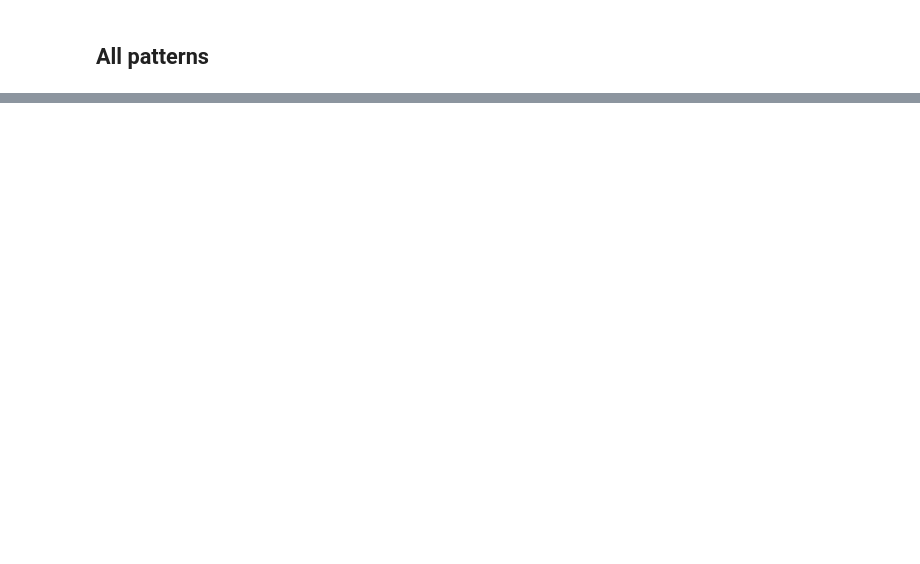
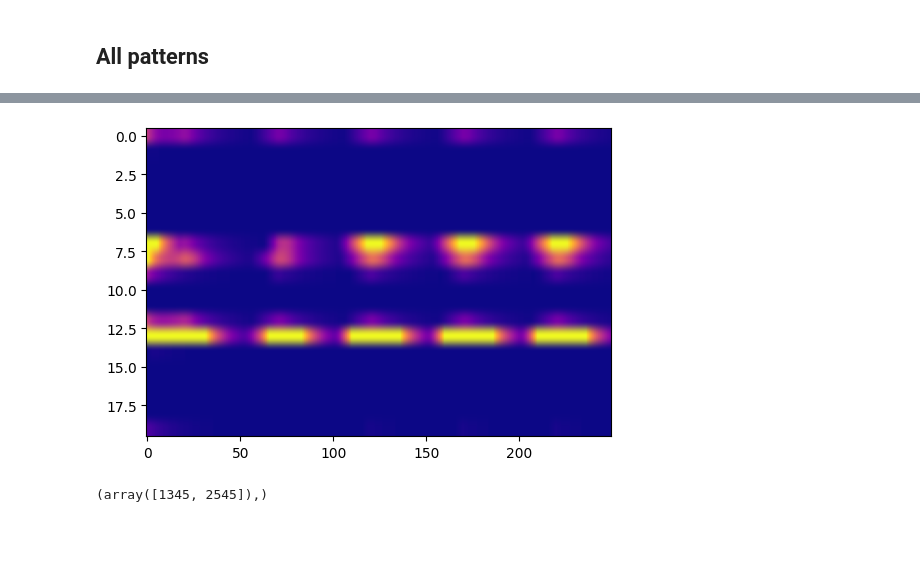
Before and after one commit to srujanakaluve/Master-s-Thesis-Projects, a Jupyter notebook: vectorHASH-cont-jax/jax_wave.ipynb, the cells around one changed output, grey strips where cells are left out. Cells and saved outputs as stored; diff of their text form; code cells hidden in the pictures; blank space fills up the shorter version.

```diff
--- a/vectorHASH-cont-jax/jax_wave.ipynb
+++ b/vectorHASH-cont-jax/jax_wave.ipynb
@@ -169,2 +348,13 @@ fraction correct = 0.001388888888888889
+# %%
+fig, ax = plt.subplots(figsize=(6, 4))
+im = ax.imshow(np.asarray(h_traj[:, :20, patt]).T, aspect='auto', origin='upper', cmap='plasma', vmin=0, vmax=1)
+# %% [output]
+[figure, added]
+# %%
+where = np.where(g_err > 0.2)
+incorrect = g_traj[-1, :, where[0]]
+print(where)
+# %% [output]
+(array([1345, 2545]),)
 # %% [markdown]
 #
```
Also changed, not shown: parts of 24 cells of this notebook, 3 other files.
